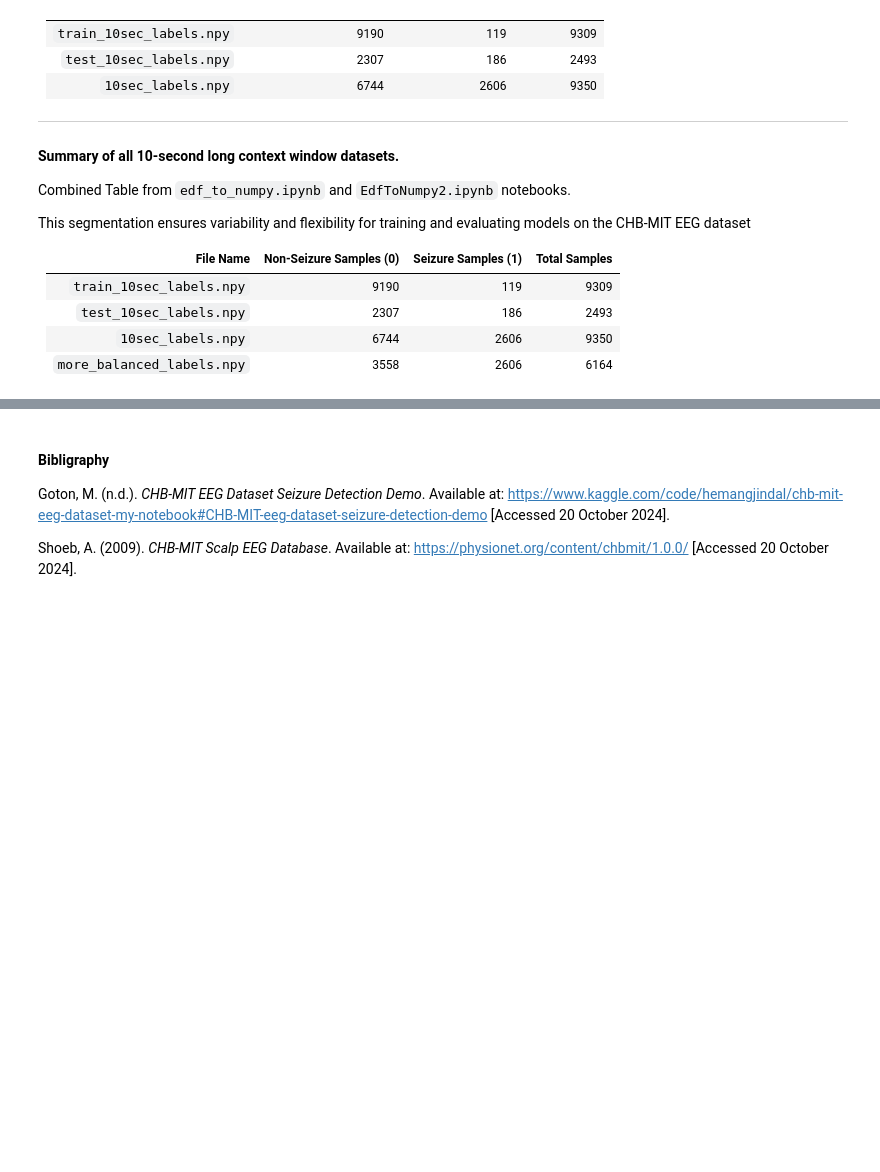
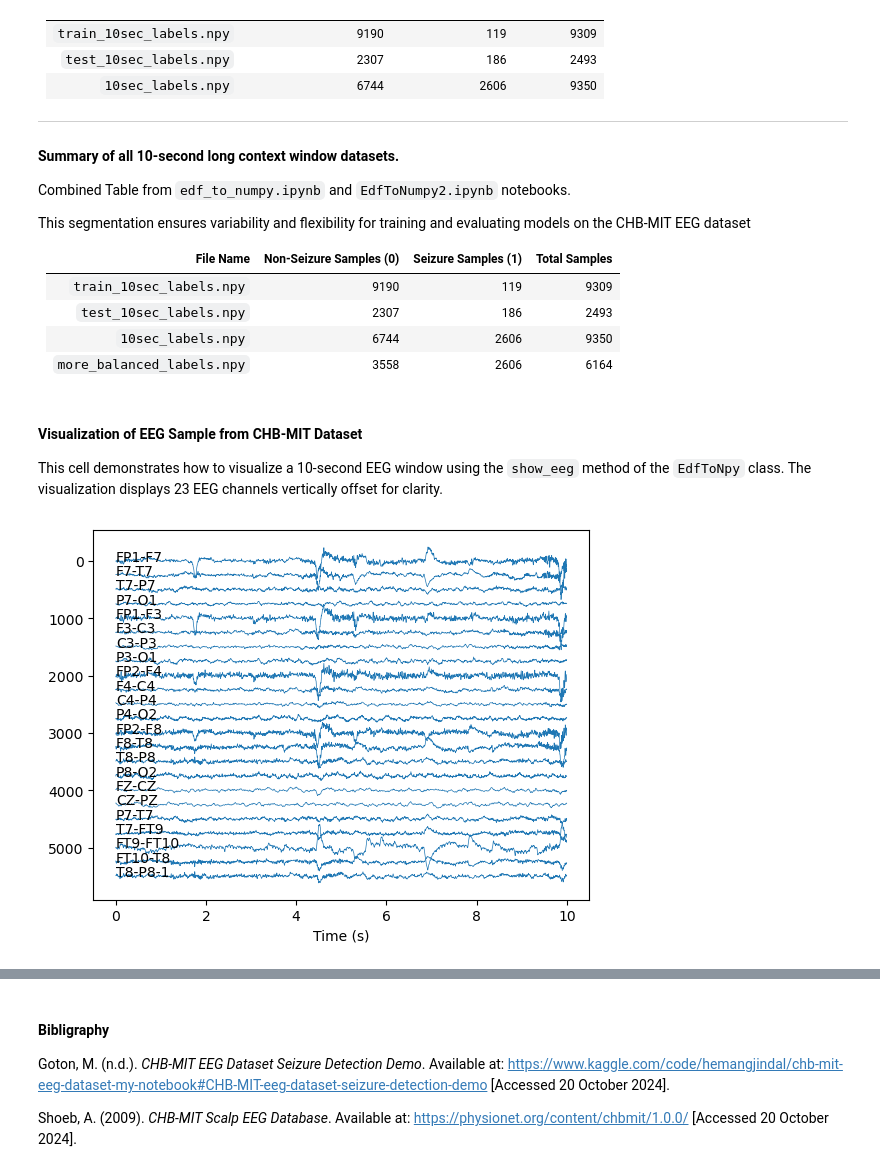
Before and after one commit to uol5/CM3070_SeizureDetection, a Jupyter notebook: edf_to_numpy.ipynb, the cells around one changed output, grey strips where cells are left out. Saved outputs shown, nothing was run; the diff lists cells and outputs as text; code cells hidden in the pictures; blank space fills up the shorter version.

```diff
--- a/edf_to_numpy.ipynb
+++ b/edf_to_numpy.ipynb
@@ -601,3 +615,19 @@ This segmentation ensures variability and flexibility for training and evaluatin
 | `test_10sec_labels.npy`      | 2307                        | 186                      | 2493               |
 | `10sec_labels.npy`           | 6744                        | 2606                     | 9350               |
 | `more_balanced_labels.npy`   | 3558                        | 2606                     | 6164               |
+# %% [markdown]
+#### Visualization of EEG Sample from CHB-MIT Dataset
+
+This cell demonstrates how to visualize a 10-second EEG window using the `show_eeg` method of the `EdfToNpy` class. The visualization displays 23 EEG channels vertically offset for clarity.
+# %%
+# Load the processed EEG signals and labels
+signals = np.load("10sec_signals.npy")
+labels = np.load("10sec_labels.npy")
+
+# Create an instance of EdfToNpy (folder and save path not used for plotting)
+eeg_plotter = EdfToNpy(folder=[], save_to="")
+
+# Show one random example
+eeg_plotter.show_eeg(signals[0])
+# %% [output]
+[figure, added]
```
Also changed, not shown: parts of 3 cells of this notebook, 1 other file.
